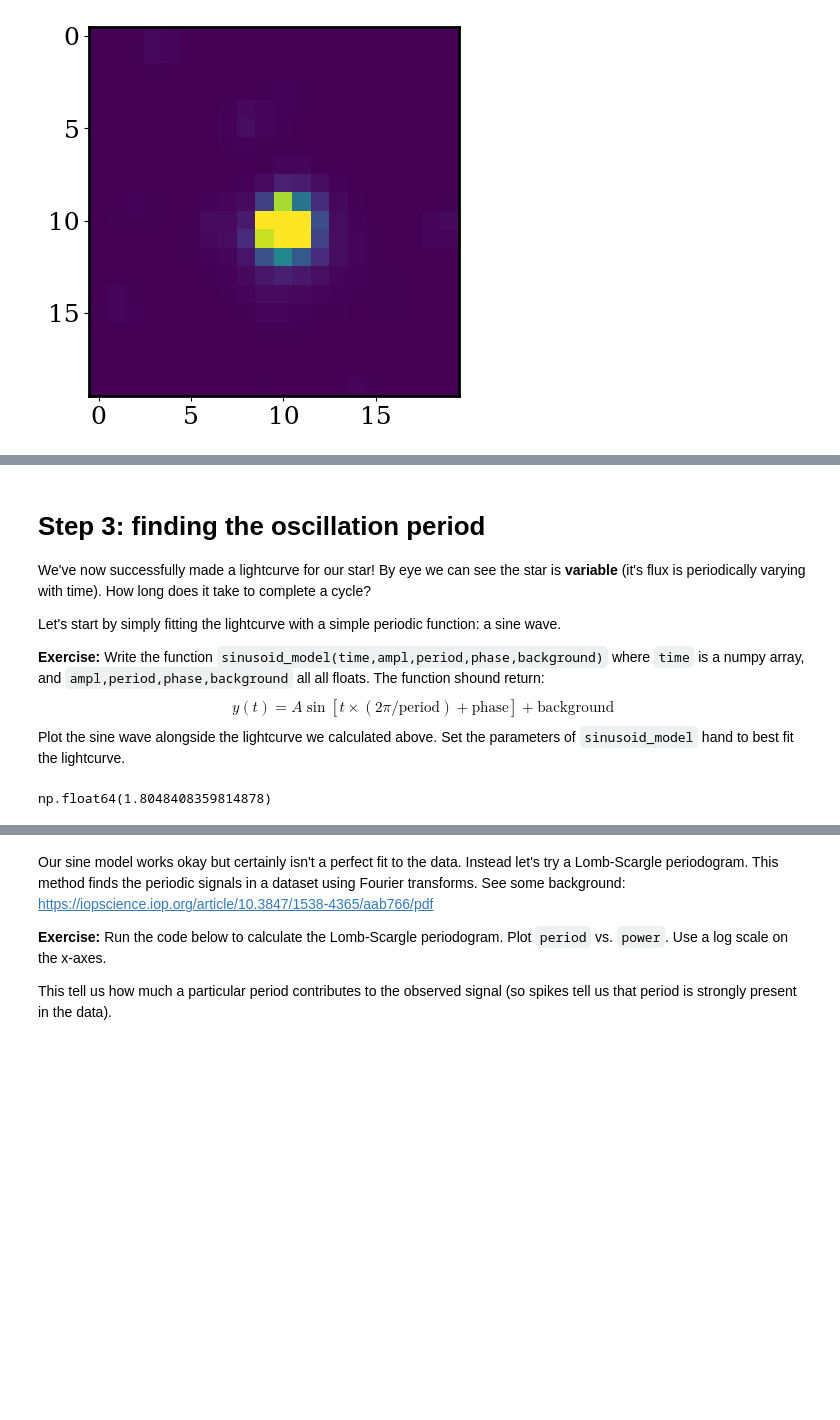
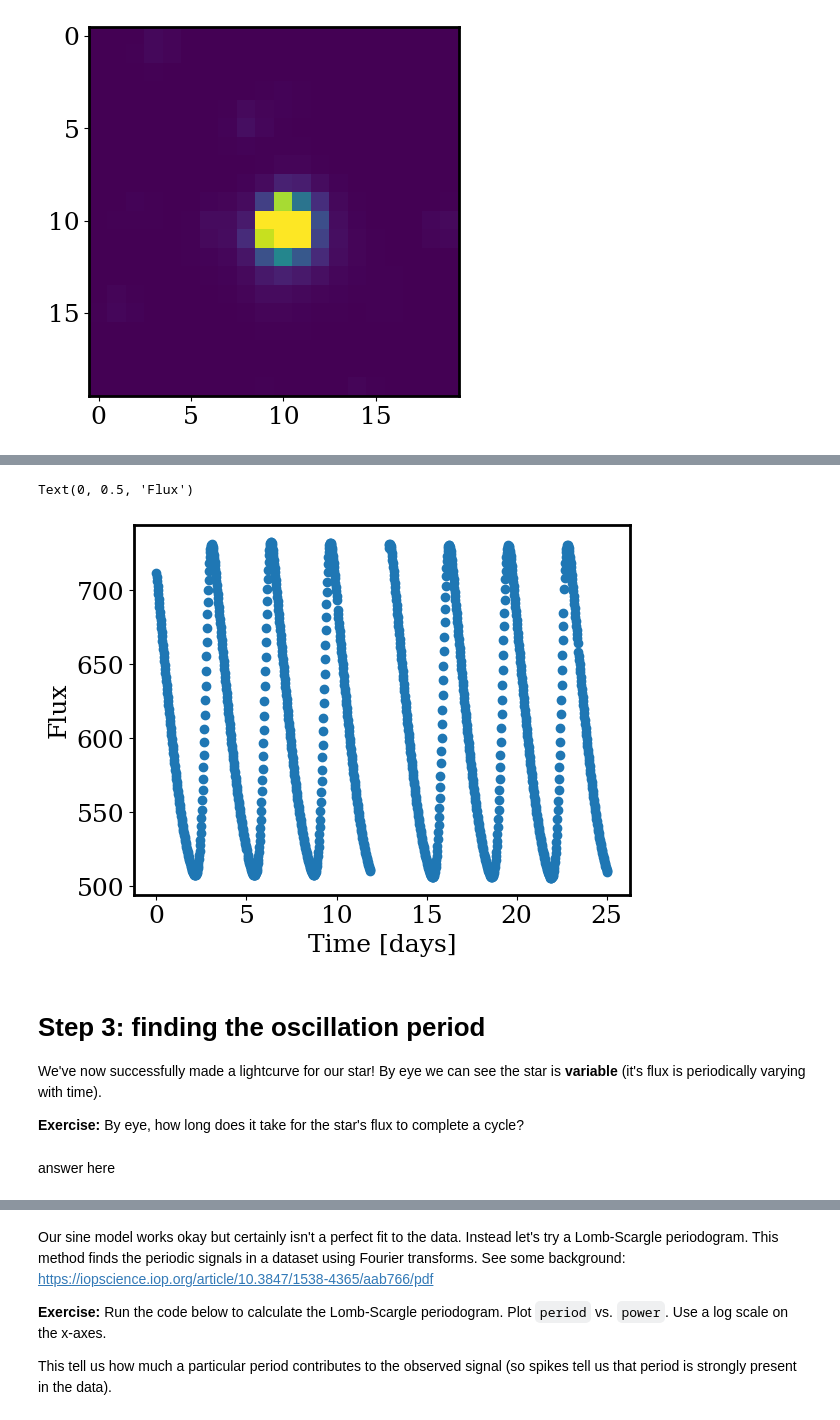
Before and after one commit to jgreene100/Ast207, a Jupyter notebook: book/docs/exoplanets_week3_solved.ipynb, the cells around one changed output, grey strips where cells are left out. Saved outputs shown, nothing was run; the diff lists cells and outputs as text; code cells hidden in the pictures; blank space fills up the shorter version.

```diff
--- a/book/docs/exoplanets_week3_solved.ipynb
+++ b/book/docs/exoplanets_week3_solved.ipynb
@@ -196,10 +220,13 @@ _ = plt.ylabel('Normalized flux')
+# %%
+plt.scatter(time-time.min(), lightcurve )
+plt.xlabel('Time [days]')
+plt.ylabel('Flux')
+# %% [output]
+Text(0, 0.5, 'Flux')
+[figure, added]
 # %% [markdown]
 # Step 3: finding the oscillation period
 
-We've now successfully made a lightcurve for our star! By eye we can see the star is **variable** (it's flux is periodically varying with time). How long does it take to complete a cycle?
+We've now successfully made a lightcurve for our star! By eye we can see the star is **variable** (it's flux is periodically varying with time).
 
-Let's start by simply fitting the lightcurve with a simple periodic function: a sine wave.
-
-**Exercise:** Write the function `sinusoid_model(time,ampl,period,phase,background)` where `time` is a numpy array, and `ampl,period,phase,background` all all floats. The function shound return:
-$$  y(t) = A \sin[t \times (2\pi / \mathrm{period})+ \mathrm{phase}] + \mathrm{background} $$
-Plot the sine wave alongside the lightcurve we calculated above. Set the parameters of `sinusoid_model` hand to best fit the lightcurve.
+**Exercise:** By eye, how long does it take for the star's flux to complete a cycle?
@@ -210,4 +233,2 @@ def sinusoid_model(time,ampl,period,phase,background):
-# %%
-sinusoid_model(time=0.1,ampl=2,period=2,phase=0.1,background=1)
-# %% [output]
-np.float64(1.8048408359814878)
+# %% [markdown]
+answer here
```
Also changed, not shown: parts of 71 cells of this notebook, 1 other file.
